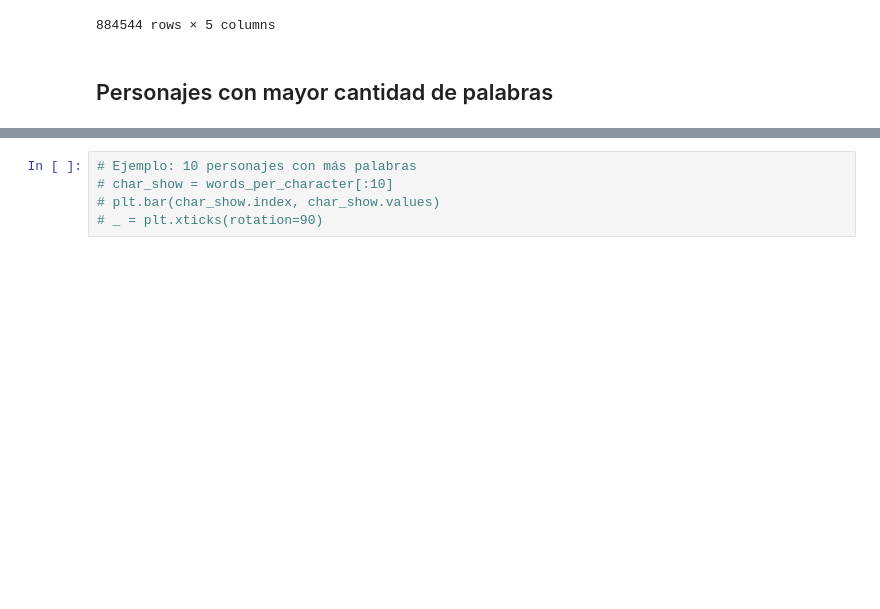
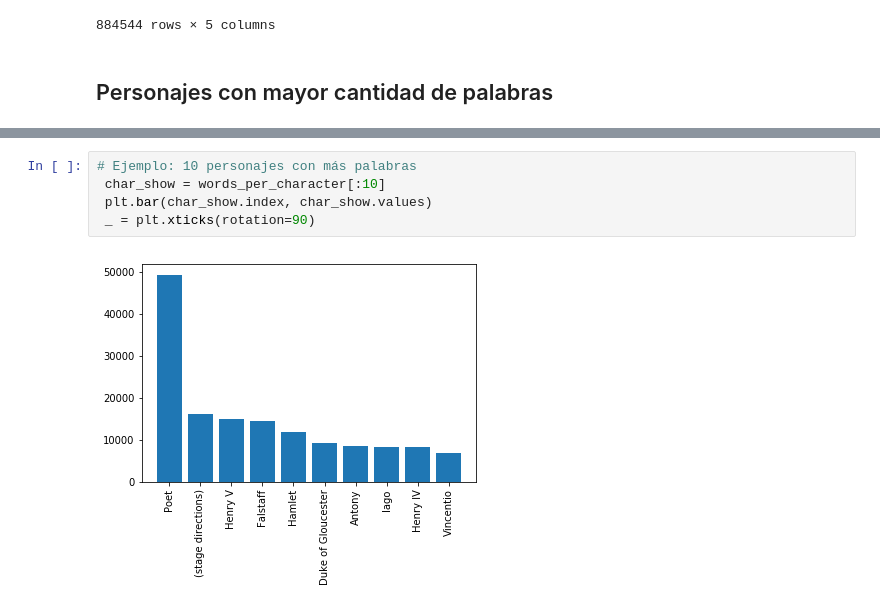
Before and after one commit to luchymd89/introcd, a Jupyter notebook: Tarea_1/shakespeare_propuesta.ipynb, the cells around one changed output, grey strips where cells are left out. Cells and saved outputs as stored; diff of their text form; blank space fills up the shorter version.

```diff
--- a/Tarea_1/shakespeare_propuesta.ipynb
+++ b/Tarea_1/shakespeare_propuesta.ipynb
@@ -201,5 +286,7 @@ df_words
 # %%
 # Ejemplo: 10 personajes con más palabras
-# char_show = words_per_character[:10]
-# plt.bar(char_show.index, char_show.values)
-# _ = plt.xticks(rotation=90)
+ char_show = words_per_character[:10]
+ plt.bar(char_show.index, char_show.values)
+ _ = plt.xticks(rotation=90)
+# %% [output]
+[figure, added]
```
Also changed, not shown: parts of 13 cells of this notebook.
